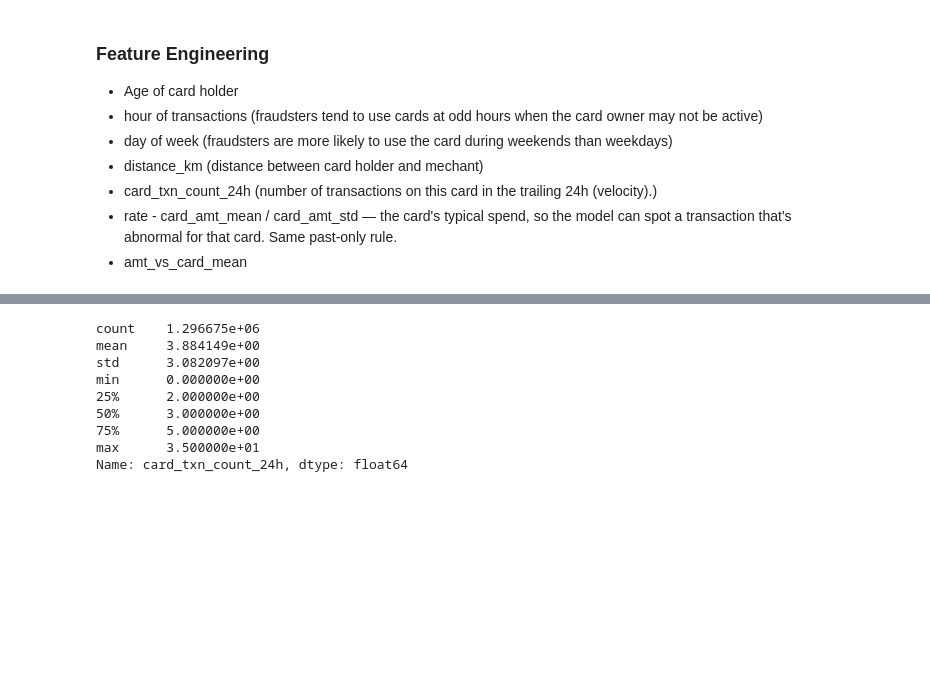
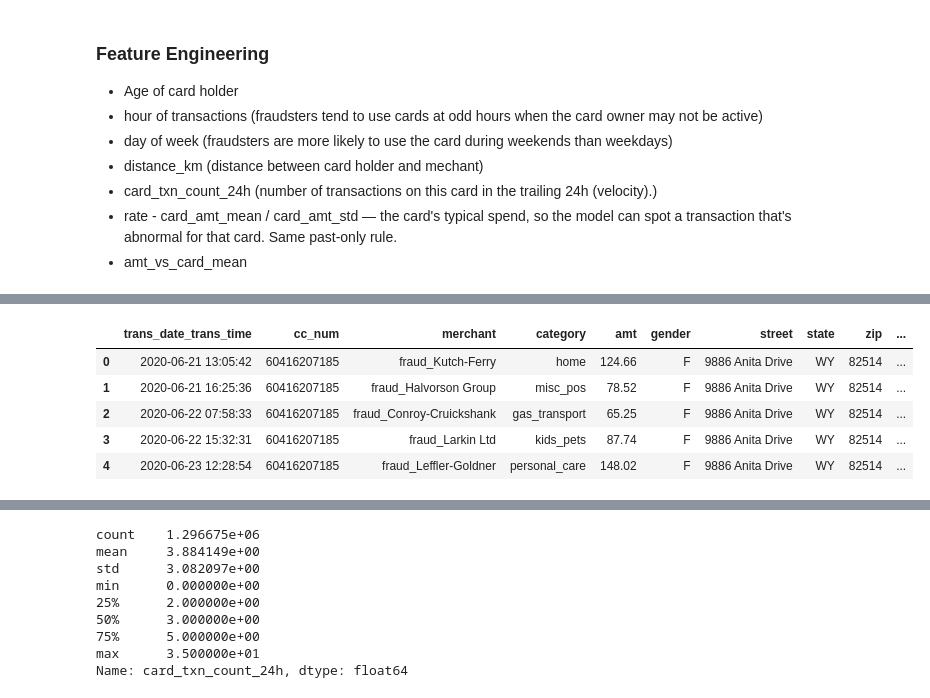
Before and after one commit to Jefferson-Aggor/fraud-detection, a Jupyter notebook: notebooks/model.ipynb, the cells around one changed output, grey strips where cells are left out. Cells and saved outputs as stored; diff of their text form; code cells hidden in the pictures; blank space fills up the shorter version.

```diff
--- a/notebooks/model.ipynb
+++ b/notebooks/model.ipynb
@@ -310,8 +344,12 @@ new_train_ds.head()
 # %%
 # Hour and Day of transaction
-new_train_ds['hour'] = new_train_ds['trans_date_trans_time'].dt.hour
+def calc_hour_and_day(data):
+    data['hour'] = data['trans_date_trans_time'].dt.hour
+    data['day'] = data['trans_date_trans_time'].dt.day
 
-new_train_ds['day'] = new_train_ds['trans_date_trans_time'].dt.day
+    return data
+
+new_train_ds = calc_hour_and_day(new_train_ds)
 
 new_train_ds.head()
 # %% [output]
@@ -321,6 +359,17 @@ new_train_ds.head()
 | 2 | 2019-01-02 08:47:36 | 60416207185 | fraud_Luettgen PLC | gas_transport | 82.08 | F | 9886 Anita Drive | WY | 82514 | ... |
 | 3 | 2019-01-02 12:38:14 | 60416207185 | fraud_Daugherty LLC | kids_pets | 34.79 | F | 9886 Anita Drive | WY | 82514 | ... |
 | 4 | 2019-01-02 13:10:46 | 60416207185 | fraud_Beier and Sons | home | 27.18 | F | 9886 Anita Drive | WY | 82514 | ... |
+# %%
+test_ds = calc_hour_and_day(test_ds)
+
+test_ds.head()
+# %% [output]
+|  | trans_date_trans_time | cc_num | merchant | category | amt | gender | street | state | zip | ... |
+| 0 | 2020-06-21 13:05:42 | 60416207185 | fraud_Kutch-Ferry | home | 124.66 | F | 9886 Anita Drive | WY | 82514 | ... |
+| 1 | 2020-06-21 16:25:36 | 60416207185 | fraud_Halvorson Group | misc_pos | 78.52 | F | 9886 Anita Drive | WY | 82514 | ... |
+| 2 | 2020-06-22 07:58:33 | 60416207185 | fraud_Conroy-Cruickshank | gas_transport | 65.25 | F | 9886 Anita Drive | WY | 82514 | ... |
+| 3 | 2020-06-22 15:32:31 | 60416207185 | fraud_Larkin Ltd | kids_pets | 87.74 | F | 9886 Anita Drive | WY | 82514 | ... |
+| 4 | 2020-06-23 12:28:54 | 60416207185 | fraud_Leffler-Goldner | personal_care | 148.02 | F | 9886 Anita Drive | WY | 82514 | ... |
 # %%
 # Distance in kilometers
 def haversine_km(lat1, lon1, lat2, lon2):
```
Also changed, not shown: parts of 42 cells of this notebook.
